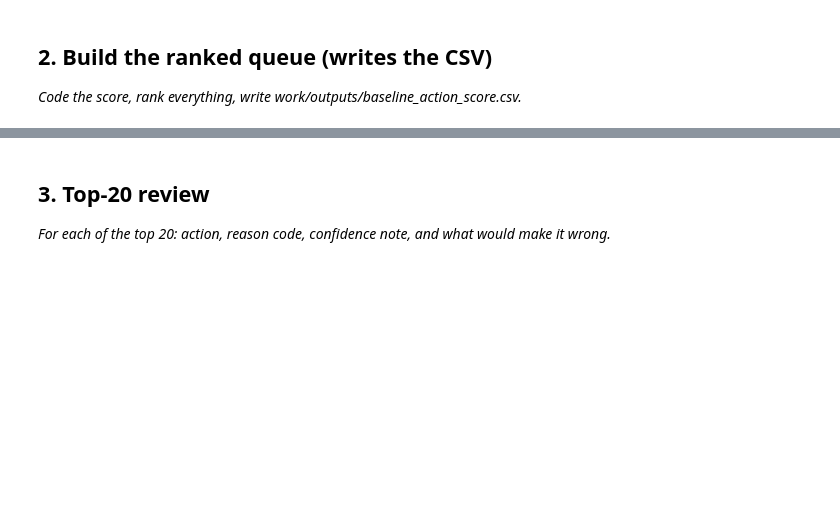
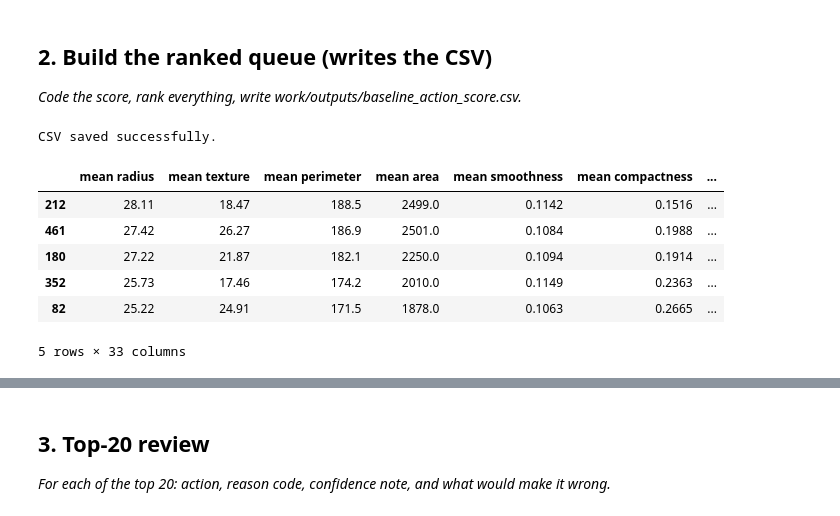
Before and after one commit to taskin789/flyrank-ai-taskin-, a Jupyter notebook: work/notebooks/w04_baseline_score.ipynb, the cells around one changed output, grey strips where cells are left out. Saved outputs shown, nothing was run; the diff lists cells and outputs as text; code cells hidden in the pictures; blank space fills up the shorter version.

```diff
--- a/work/notebooks/w04_baseline_score.ipynb
+++ b/work/notebooks/w04_baseline_score.ipynb
@@ -20,3 +59,23 @@ This skeleton is yours to fill. Work the sections **in order** — each one has
 # %%
 # This cell is for CODE (numbers, a query, a check).
 # Write your text answer in the cell ABOVE this one — typing sentences here breaks Run All.
+# Rank records
+ranked_df = df.sort_values(by="action_score", ascending=False)
+
+# Create output folder
+os.makedirs("work/outputs", exist_ok=True)
+
+# Save CSV
+ranked_df.to_csv("work/outputs/baseline_action_score.csv", index=False)
+
+print("CSV saved successfully.")
+ranked_df.head()
+# %% [output]
+CSV saved successfully.
+|  | mean radius | mean texture | mean perimeter | mean area | mean smoothness | mean compactness | ... |
+| 212 | 28.11 | 18.47 | 188.5 | 2499.0 | 0.1142 | 0.1516 | ... |
+| 461 | 27.42 | 26.27 | 186.9 | 2501.0 | 0.1084 | 0.1988 | ... |
+| 180 | 27.22 | 21.87 | 182.1 | 2250.0 | 0.1094 | 0.1914 | ... |
+| 352 | 25.73 | 17.46 | 174.2 | 2010.0 | 0.1149 | 0.2363 | ... |
+| 82 | 25.22 | 24.91 | 171.5 | 1878.0 | 0.1063 | 0.2665 | ... |
+5 rows × 33 columns
```
Also changed, not shown: parts of 7 cells of this notebook.
